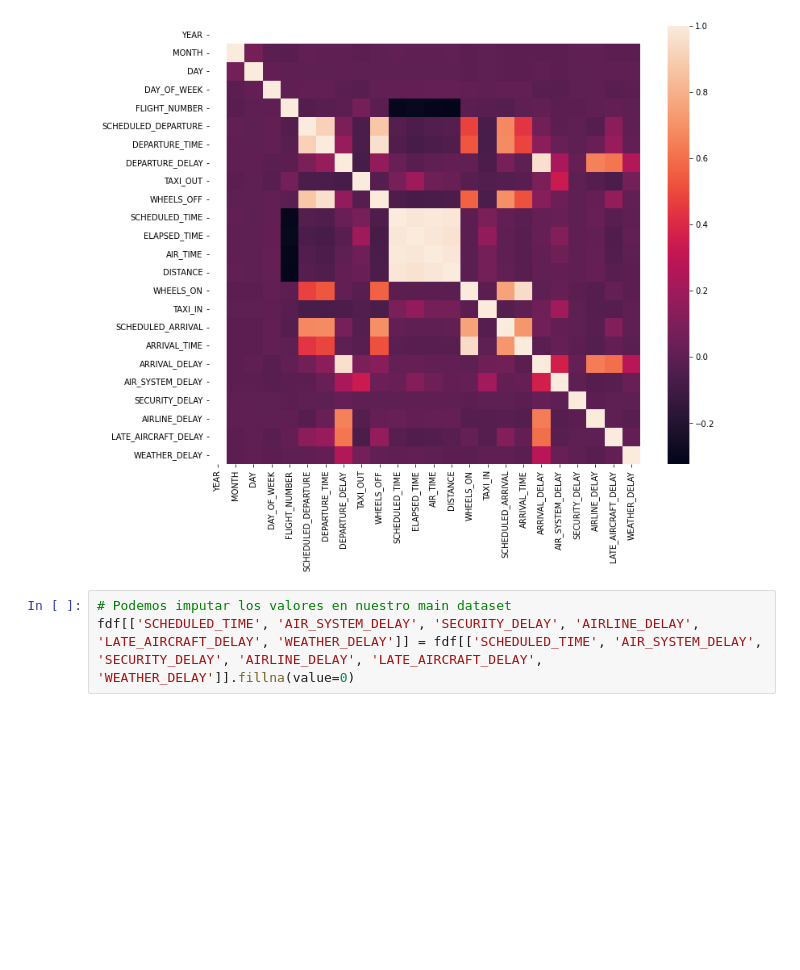
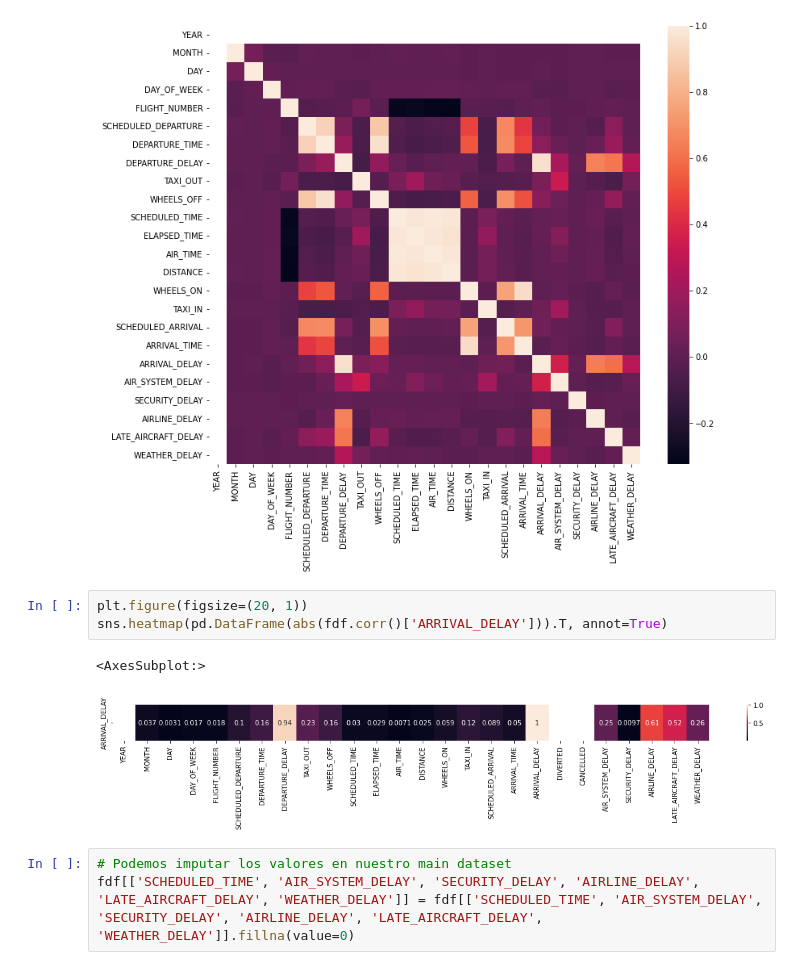
Before and after one commit to i0nathan/unaqds, a Jupyter notebook: modules/3/Entregable_proyecto_integrador_statistic-analysis.ipynb, the cells around one changed output. Saved outputs shown, nothing was run; the diff lists cells and outputs as text; blank space fills up the shorter version.

Commit message:
Modified correlation heatmap for module 3 deliverable

```diff
--- a/modules/3/Entregable_proyecto_integrador_statistic-analysis.ipynb
+++ b/modules/3/Entregable_proyecto_integrador_statistic-analysis.ipynb
@@ -695,6 +700,12 @@ sns.heatmap(dfdf.corr())
 # %% [output]
 <AxesSubplot:>
 [figure]
+# %%
+plt.figure(figsize=(20, 1))
+sns.heatmap(pd.DataFrame(abs(fdf.corr()['ARRIVAL_DELAY'])).T, annot=True)
+# %% [output]
+<AxesSubplot:>
+[figure, added]
 # %%
 # Podemos imputar los valores en nuestro main dataset
 fdf[['SCHEDULED_TIME', 'AIR_SYSTEM_DELAY', 'SECURITY_DELAY', 'AIRLINE_DELAY', 'LATE_AIRCRAFT_DELAY', 'WEATHER_DELAY']] = fdf[['SCHEDULED_TIME', 'AIR_SYSTEM_DELAY', 'SECURITY_DELAY', 'AIRLINE_DELAY', 'LATE_AIRCRAFT_DELAY', 'WEATHER_DELAY']].fillna(value=0)
```
Also changed, not shown: parts of 9 cells of this notebook, 1 other file.
